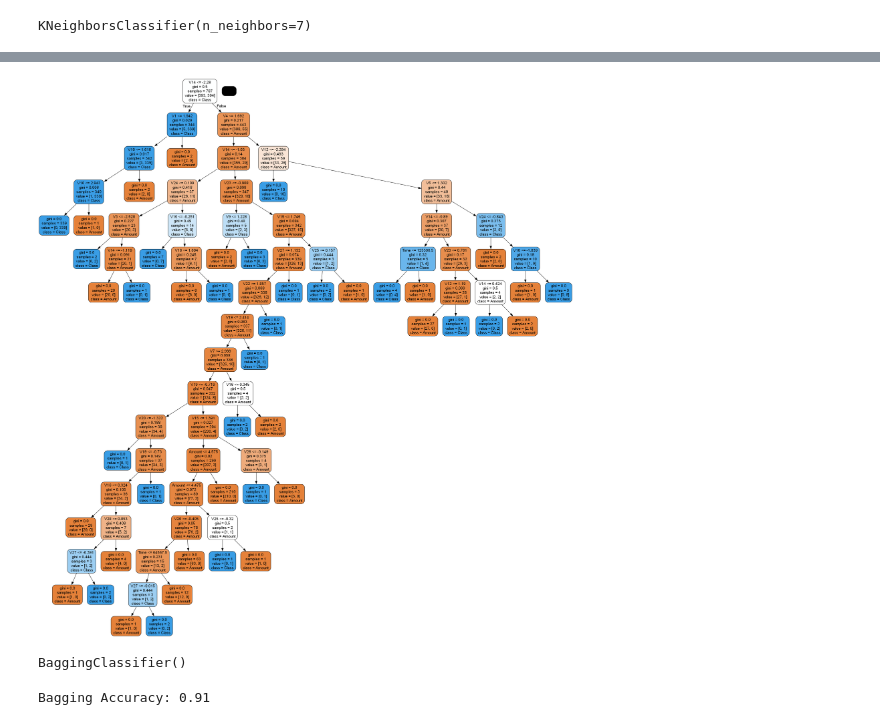
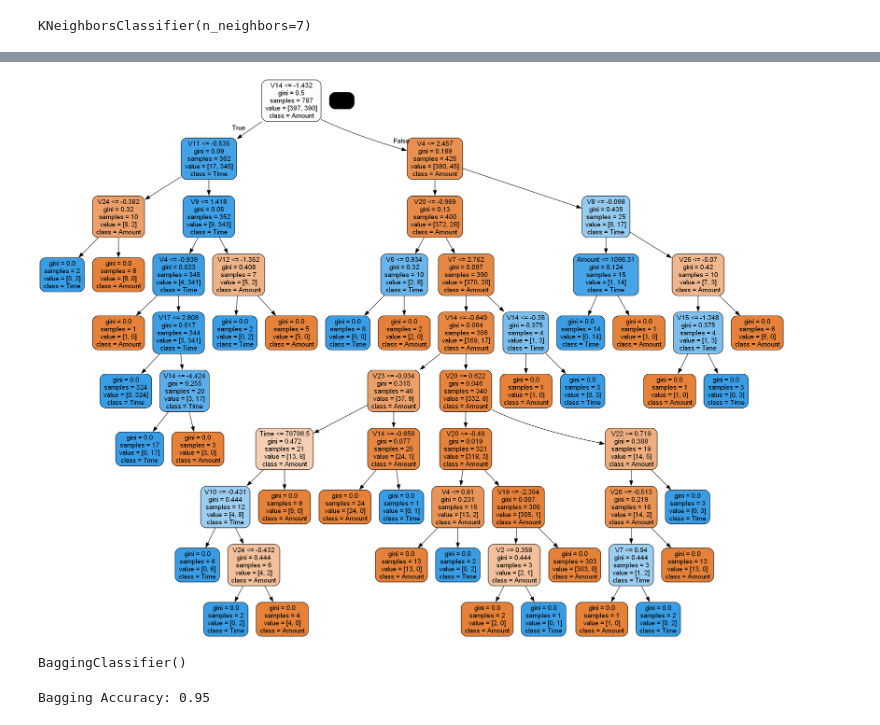
Before and after one commit to ahmedalgzery/Data-Mining-Project, a Jupyter notebook: code.ipynb, the cells around one changed output, grey strips where cells are left out. Cells and saved outputs as stored; diff of their text form; code cells hidden in the pictures.

```diff
--- a/code.ipynb
+++ b/code.ipynb
@@ -218,5 +236,5 @@ plt.show()
 # %%
-X_train, X_test, Y_train, Y_test = train_test_split(X, Y, test_size=0.2, stratify=Y, random_state=2)
+X_train, X_test, Y_train, Y_test = train_test_split(X, Y, test_size=0.2, random_state=2)
 print(X.shape, X_train.shape, X_test.shape)
 # %% [output]
 (984, 30) (787, 30) (197, 30)
@@ -300,12 +318,12 @@ Confusion Matrix:
 # %%
 
-dot_data =StringIO()
-export_graphviz(dtree,out_file=dot_data,filled=True,rounded=True,feature_names=X.columns,class_names=['Amount','Class'])
+dot_data = StringIO()
+export_graphviz(dtree,out_file=dot_data,filled=True,rounded=True,feature_names=X.columns,class_names=['Amount','Time'])
 graph=pydotplus.graph_from_dot_data(dot_data.getvalue())
 graph.write_png('tree.png')
 Image(graph.create_png())
 # %% [output]
-[figure, old version]
+[figure, new version]
 # %%
 
 
@@ -322,7 +340,7 @@ bagging_pred = bagging_model.predict(X_test)
 accuracy_bagging = accuracy_score(Y_test, bagging_pred)
 print(f"Bagging Accuracy: {accuracy_bagging:.2f}")
 # %% [output]
-Bagging Accuracy: 0.91
+Bagging Accuracy: 0.95
 # %%
 # Confusion matrix
 conf_matrix_bagging = confusion_matrix(Y_test, bagging_pred)
```
Also changed, not shown: parts of 13 cells of this notebook, 1 other file.
